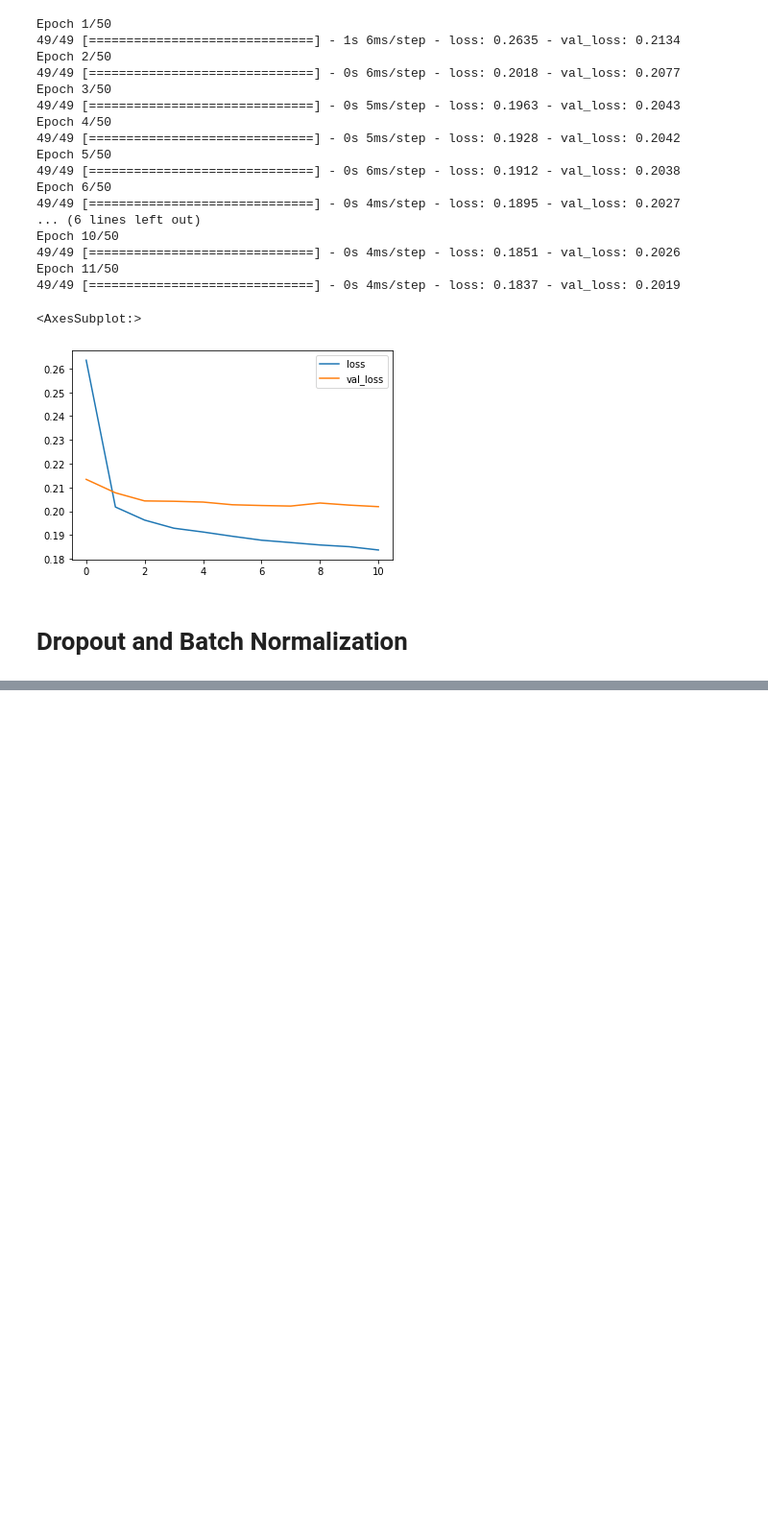
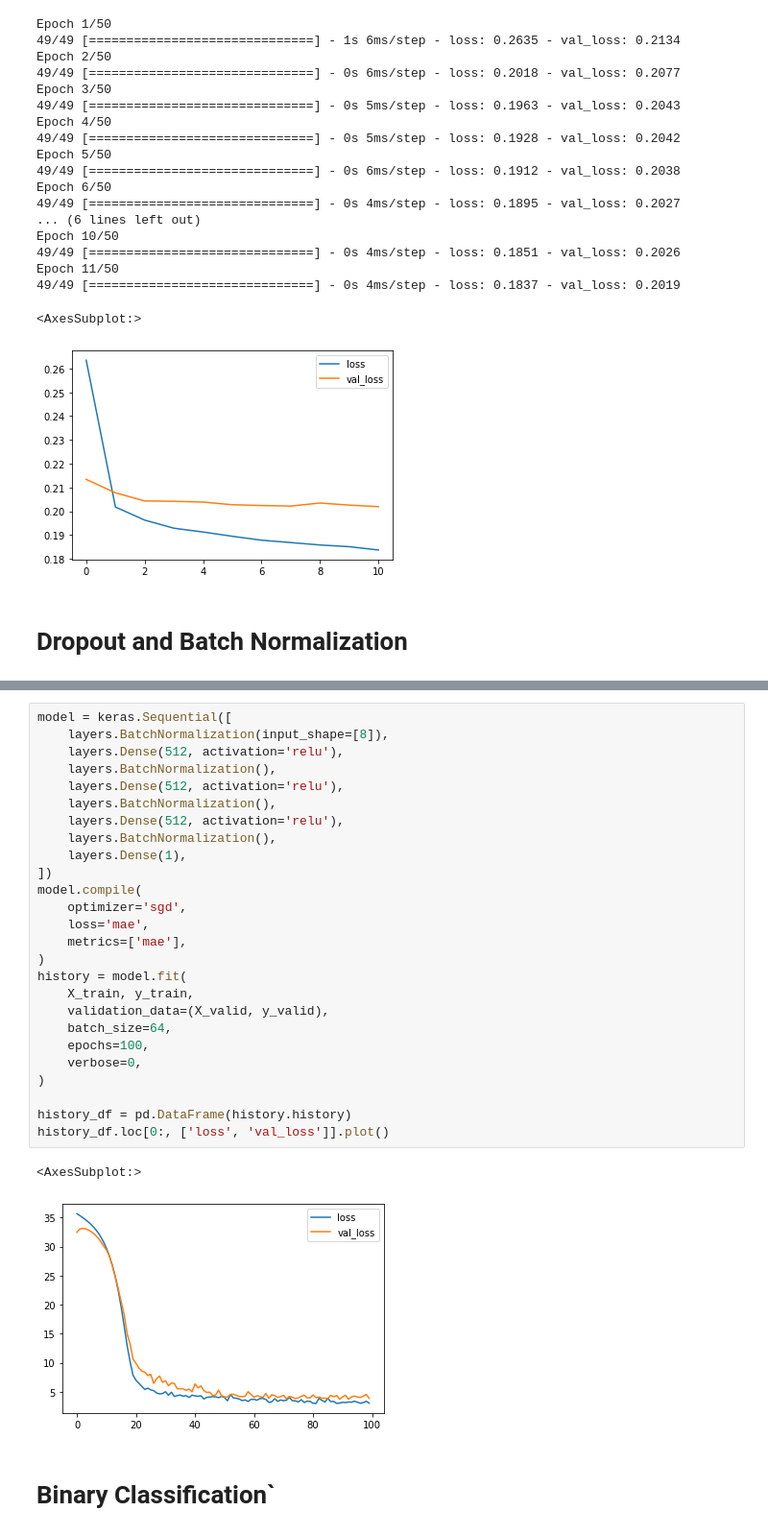
Before and after one commit to AliakbarMehdizadeh/Deep-Neural-Networks, a Jupyter notebook: Intro_to_Deep_Learning.ipynb, the cells around one changed output, grey strips where cells are left out. Shown: that part at 96% size. Cells and saved outputs as stored; diff of their text form; blank space fills up the shorter version.

```diff
--- a/Intro_to_Deep_Learning.ipynb
+++ b/Intro_to_Deep_Learning.ipynb
@@ -581,0 +736,31 @@ Epoch 11/50
+# %%
+model = keras.Sequential([
+    layers.BatchNormalization(input_shape=[8]),
+    layers.Dense(512, activation='relu'),
+    layers.BatchNormalization(),
+    layers.Dense(512, activation='relu'),
+    layers.BatchNormalization(),
+    layers.Dense(512, activation='relu'),
+    layers.BatchNormalization(),
+    layers.Dense(1),
+])
+model.compile(
+    optimizer='sgd',
+    loss='mae',
+    metrics=['mae'],
+)
+history = model.fit(
+    X_train, y_train,
+    validation_data=(X_valid, y_valid),
+    batch_size=64,
+    epochs=100,
+    verbose=0,
+)
+
+history_df = pd.DataFrame(history.history)
+history_df.loc[0:, ['loss', 'val_loss']].plot()
+# %% [output]
+<AxesSubplot:>
+[figure, added]
+# %% [markdown]
+# Binary Classification`
```
Also changed, not shown: parts of 27 cells of this notebook.
